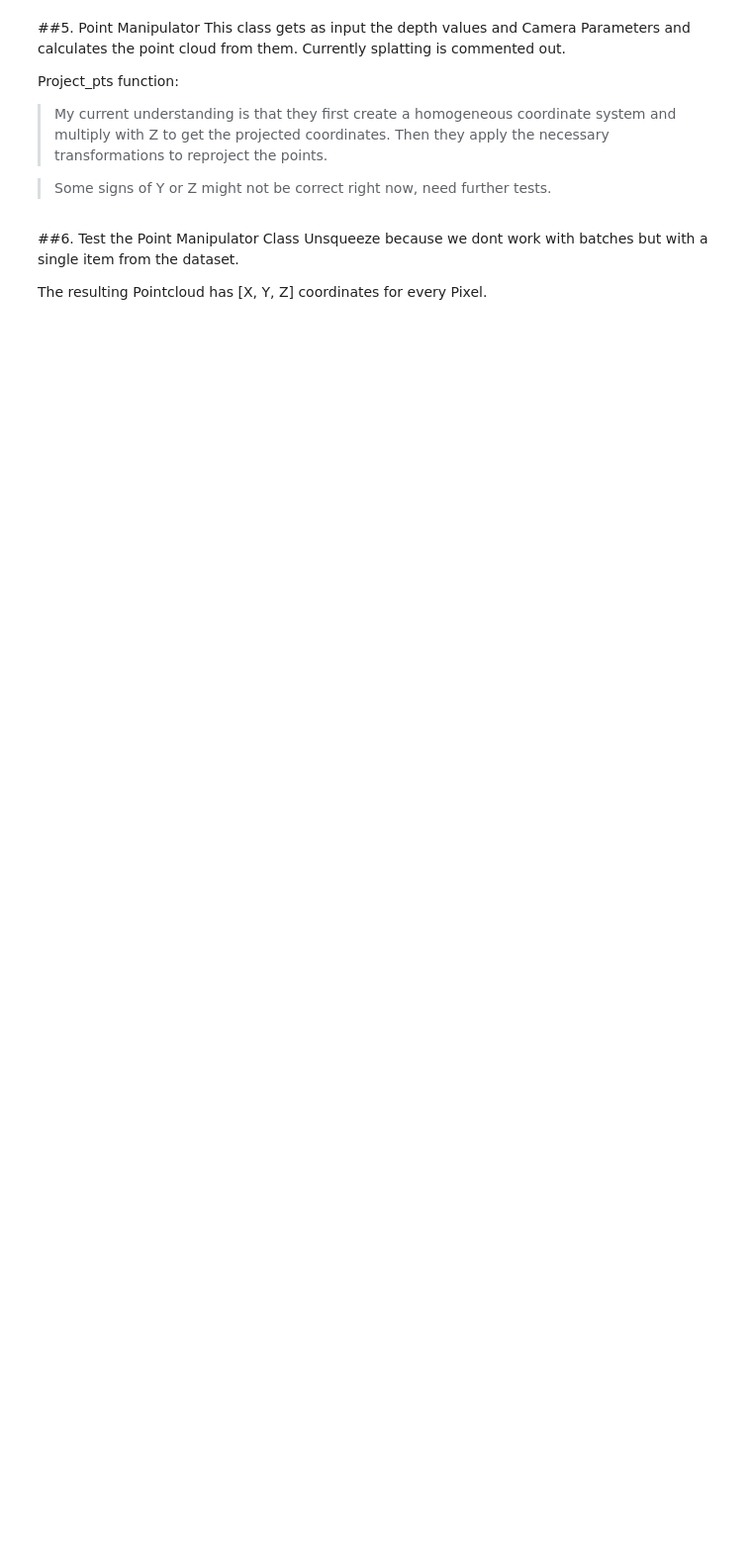
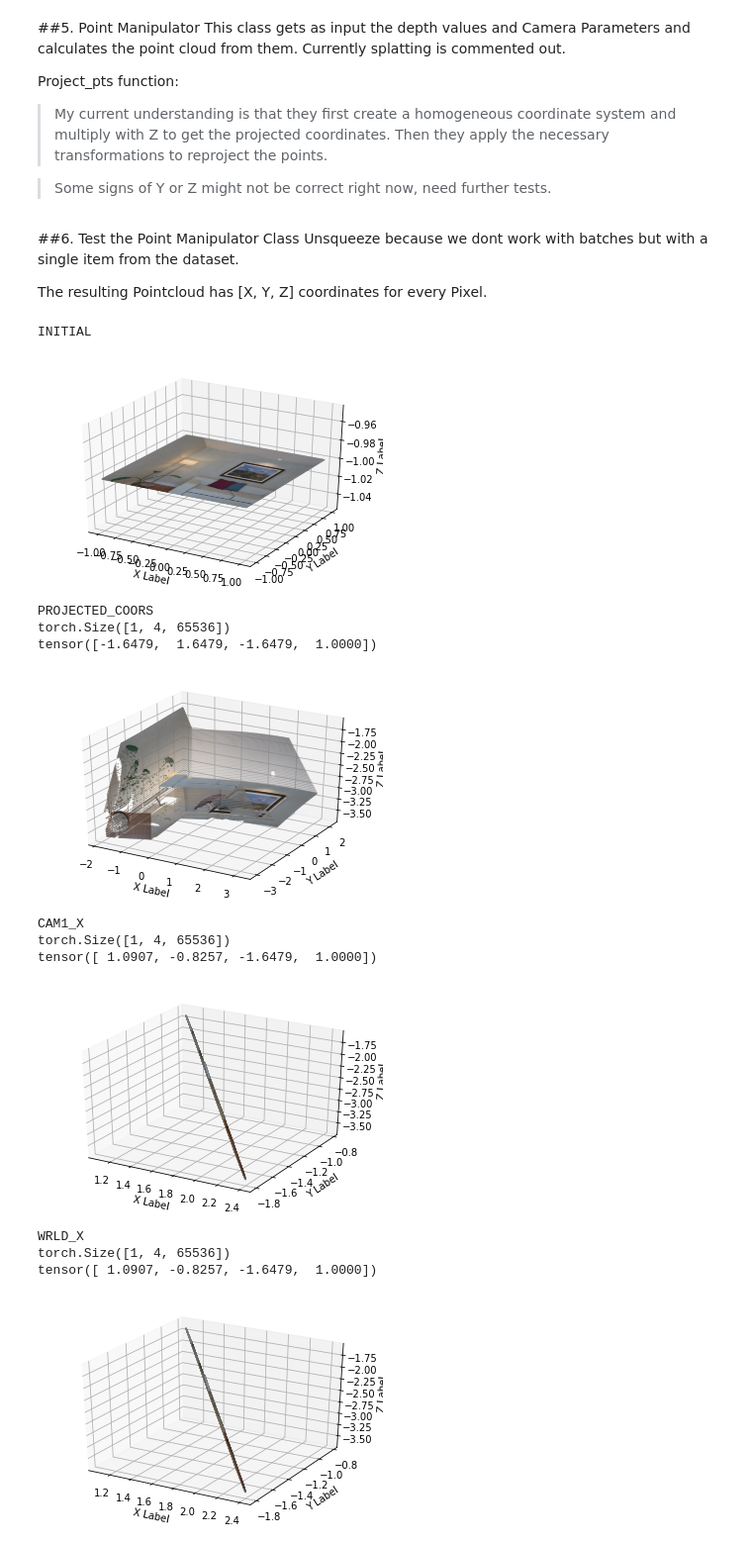
Before and after one commit to lukasHoel/novel-view-synthesis, a Jupyter notebook: notebooks/Point_Manipulation.ipynb, the cells around one changed output. Shown: that part at 99% size. Cells and saved outputs as stored; diff of their text form; code cells hidden in the pictures; blank space fills up the shorter version.

Commit message:
splatting with input=output working

```diff
--- a/notebooks/Point_Manipulation.ipynb
+++ b/notebooks/Point_Manipulation.ipynb
@@ -204,6 +201,7 @@ def get_splatter(
             size=size,
             points_per_pixel=points_per_pixel,
             #opts=opt,
+            accumulation_tau=1
         )
     # TODO: think about adding new parameters from the adapted version of this class (due to removal of opt...)
     # New parameters are: rad_pow, accumulation, accumulation_tau (see also paper equations 1 and 2)
@@ -216,7 +214,7 @@ class PtsManipulator(nn.Module):
         super().__init__()
 
         self.splatter = get_splatter(
-           "xyblending", None, size=W, C=C, points_per_pixel=1
+           "xyblending", None, size=W, C=C, points_per_pixel=8
         )
 
         # create coordinate system for x and y
@@ -231,17 +229,14 @@ class PtsManipulator(nn.Module):
             (xs, -ys, -torch.ones(xs.size()), torch.ones(xs.size())), 1
         ).view(1, 4, -1)
 
-        xyzs = torch.cat(
-            (xs, ys, torch.ones(xs.size()), torch.ones(xs.size())), 1
-        ).view(1, 4, -1)
-
         self.register_buffer("xyzs", xyzs)
 
     def project_pts(
         self, pts3D, K, K_inv, RT_cam1, RTinv_cam1, RT_cam2, RTinv_cam2, colors=None
     ):
 
-        print(colors.shape)
+        print("INITIAL")
+        show_plot(self.xyzs.squeeze()[:3,:].permute((1,0)).cpu().detach().numpy(), colors)
 
         # add Zs to the coordinate system
         # projected_coors is then [X*Z, -Y*Z, -Z, 1] with Z being the depth of the image (should be inverted?)
@@ -302,7 +297,7 @@ class PtsManipulator(nn.Module):
         # here we set (x,y,z) to -10 where we have invalid zs that cause nans
         sampler[mask.repeat(1, 3, 1)] = -10
         # Flip the ys
-        #sampler = sampler * torch.Tensor([1, -1, -1]).unsqueeze(0).unsqueeze(2).to(sampler.device)
+        sampler = sampler * torch.Tensor([1, -1, -1]).unsqueeze(0).unsqueeze(2).to(sampler.device)
 
         show_plot(sampler.squeeze().permute((1,0)).cpu().detach().numpy(), colors)
 
@@ -323,9 +318,9 @@ class PtsManipulator(nn.Module):
             pred_pts, K, K_inv, RT_cam1, RTinv_cam1, RT_cam2, RTinv_cam2, src.squeeze().permute((1,0)).cpu().detach().numpy()
         )
         pointcloud = pts3D.permute(0, 2, 1).contiguous()
-        #result = self.splatter(pointcloud, src)
+        result = self.splatter(pointcloud, src)
 
-        return pointcloud
+        return result
 
     def forward(
         self,
@@ -360,3 +355,35 @@ Unsqueeze because we dont work with batches but with a single item from the data
 
 
 The resulting Pointcloud has [X, Y, Z] coordinates for every Pixel.
+# %%
+K = item['cam']['K'].unsqueeze(0)
+Kinv = item['cam']['Kinv'].unsqueeze(0)
+input_RT = item['cam']['RT1'].unsqueeze(0)
+input_RTinv = item['cam']['RT1inv'].unsqueeze(0)
+output_RT = item['cam']['RT2'].unsqueeze(0)
+output_RTinv = item['cam']['RT2inv'].unsqueeze(0)
+
+mani = PtsManipulator(256)
+img = mani.forward_justpts(item['image'].unsqueeze(0), item['depth'].unsqueeze(0),
+                           K, Kinv,
+                           input_RT, input_RTinv,
+                           input_RT, input_RTinv)
+
+print("FINAL")
+print(img.shape)
+show_image(img.squeeze().permute((1,2,0)).cpu().detach().numpy())
+# %% [output]
+INITIAL
+[figure, added]
+PROJECTED_COORS
+torch.Size([1, 4, 65536])
+tensor([-1.6479,  1.6479, -1.6479,  1.0000])
+[figure, added]
+CAM1_X
+torch.Size([1, 4, 65536])
+tensor([ 1.0907, -0.8257, -1.6479,  1.0000])
+[figure, added]
+WRLD_X
+torch.Size([1, 4, 65536])
+tensor([ 1.0907, -0.8257, -1.6479,  1.0000])
+[figure, added]
```
Also changed, not shown: parts of 5 cells of this notebook, 1 other file.
